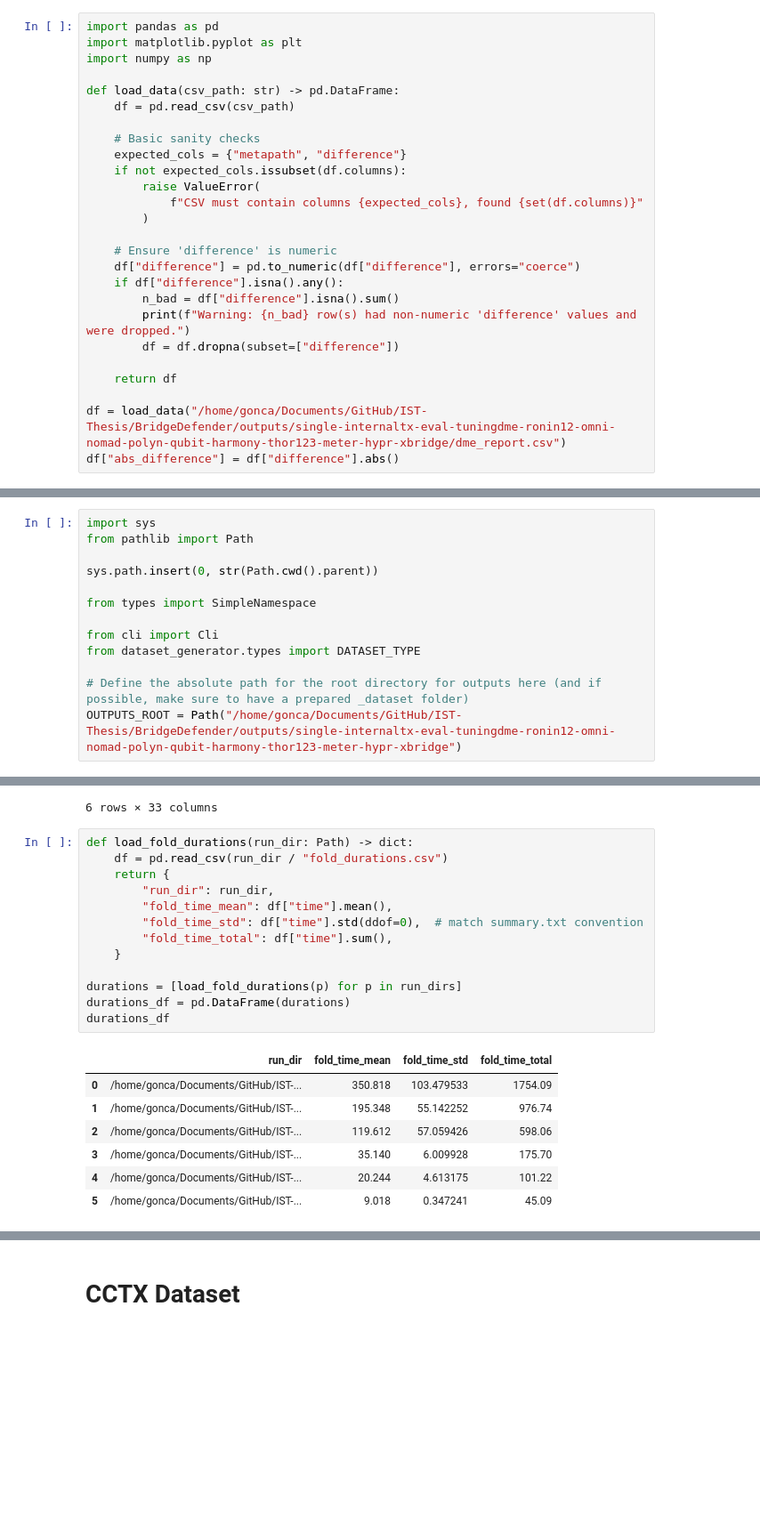
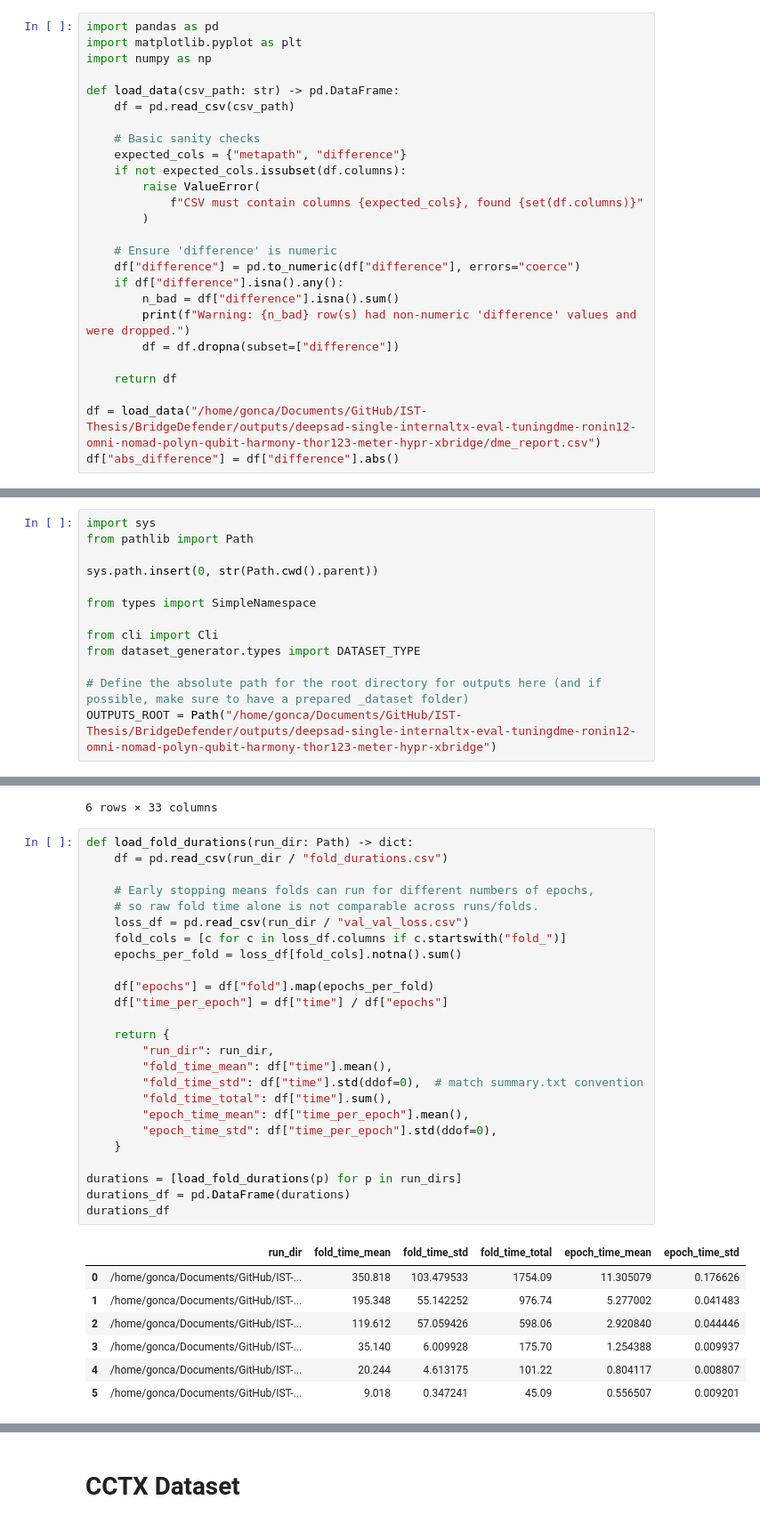
Before and after one commit to BridgeSentry/BridgeSentry, a Jupyter notebook: notebooks/dme_distribution_deepsad_20260805.ipynb, the cells around one changed output, grey strips where cells are left out. Shown at 89% size. Saved outputs shown, nothing was run; the diff lists cells and outputs as text; blank space fills up the shorter version.

```diff
--- a/notebooks/dme_distribution_deepsad_20260805.ipynb
+++ b/notebooks/dme_distribution_deepsad_20260805.ipynb
@@ -24,7 +24,7 @@ def load_data(csv_path: str) -> pd.DataFrame:
 
     return df
 
-df = load_data("/home/gonca/Documents/GitHub/IST-Thesis/BridgeDefender/outputs/single-internaltx-eval-tuningdme-ronin12-omni-nomad-polyn-qubit-harmony-thor123-meter-hypr-xbridge/dme_report.csv")
+df = load_data("/home/gonca/Documents/GitHub/IST-Thesis/BridgeDefender/outputs/deepsad-single-internaltx-eval-tuningdme-ronin12-omni-nomad-polyn-qubit-harmony-thor123-meter-hypr-xbridge/dme_report.csv")
 df["abs_difference"] = df["difference"].abs()
 # %%
 def plot_histogram(df: pd.DataFrame, bins: int, max_difference: float, interval_size: float = None, ax=None, ax_index: int = 0):
@@ -245,7 +245,7 @@ from cli import Cli
 from dataset_generator.types import DATASET_TYPE
 
 # Define the absolute path for the root directory for outputs here (and if possible, make sure to have a prepared _dataset folder)
-OUTPUTS_ROOT = Path("/home/gonca/Documents/GitHub/IST-Thesis/BridgeDefender/outputs/single-internaltx-eval-tuningdme-ronin12-omni-nomad-polyn-qubit-harmony-thor123-meter-hypr-xbridge")
+OUTPUTS_ROOT = Path("/home/gonca/Documents/GitHub/IST-Thesis/BridgeDefender/outputs/deepsad-single-internaltx-eval-tuningdme-ronin12-omni-nomad-polyn-qubit-harmony-thor123-meter-hypr-xbridge")
 # %% [markdown]
 The next cells will run the model training for different metapath difference thresholds.
 
@@ -433,24 +433,36 @@ metrics_df
 # %%
 def load_fold_durations(run_dir: Path) -> dict:
     df = pd.read_csv(run_dir / "fold_durations.csv")
+
+    # Early stopping means folds can run for different numbers of epochs,
+    # so raw fold time alone is not comparable across runs/folds.
+    loss_df = pd.read_csv(run_dir / "val_val_loss.csv")
+    fold_cols = [c for c in loss_df.columns if c.startswith("fold_")]
+    epochs_per_fold = loss_df[fold_cols].notna().sum()
+
+    df["epochs"] = df["fold"].map(epochs_per_fold)
+    df["time_per_epoch"] = df["time"] / df["epochs"]
+
     return {
         "run_dir": run_dir,
         "fold_time_mean": df["time"].mean(),
         "fold_time_std": df["time"].std(ddof=0),  # match summary.txt convention
         "fold_time_total": df["time"].sum(),
+        "epoch_time_mean": df["time_per_epoch"].mean(),
+        "epoch_time_std": df["time_per_epoch"].std(ddof=0),
     }
 
 durations = [load_fold_durations(p) for p in run_dirs]
 durations_df = pd.DataFrame(durations)
 durations_df
 # %% [output]
-|  | run_dir | fold_time_mean | fold_time_std | fold_time_total |
-| 0 | /home/gonca/Documents/GitHub/IST-... | 350.818 | 103.479533 | 1754.09 |
-| 1 | /home/gonca/Documents/GitHub/IST-... | 195.348 | 55.142252 | 976.74 |
-| 2 | /home/gonca/Documents/GitHub/IST-... | 119.612 | 57.059426 | 598.06 |
-| 3 | /home/gonca/Documents/GitHub/IST-... | 35.140 | 6.009928 | 175.70 |
-| 4 | /home/gonca/Documents/GitHub/IST-... | 20.244 | 4.613175 | 101.22 |
-| 5 | /home/gonca/Documents/GitHub/IST-... | 9.018 | 0.347241 | 45.09 |
+|  | run_dir | fold_time_mean | fold_time_std | fold_time_total | epoch_time_mean | epoch_time_std |
+| 0 | /home/gonca/Documents/GitHub/IST-... | 350.818 | 103.479533 | 1754.09 | 11.305079 | 0.176626 |
+| 1 | /home/gonca/Documents/GitHub/IST-... | 195.348 | 55.142252 | 976.74 | 5.277002 | 0.041483 |
+| 2 | /home/gonca/Documents/GitHub/IST-... | 119.612 | 57.059426 | 598.06 | 2.920840 | 0.044446 |
+| 3 | /home/gonca/Documents/GitHub/IST-... | 35.140 | 6.009928 | 175.70 | 1.254388 | 0.009937 |
+| 4 | /home/gonca/Documents/GitHub/IST-... | 20.244 | 4.613175 | 101.22 | 0.804117 | 0.008807 |
+| 5 | /home/gonca/Documents/GitHub/IST-... | 9.018 | 0.347241 | 45.09 | 0.556507 | 0.009201 |
 # %%
 comparison_df = (
     configs_df
```
Also changed, not shown: parts of 15 cells of this notebook.
